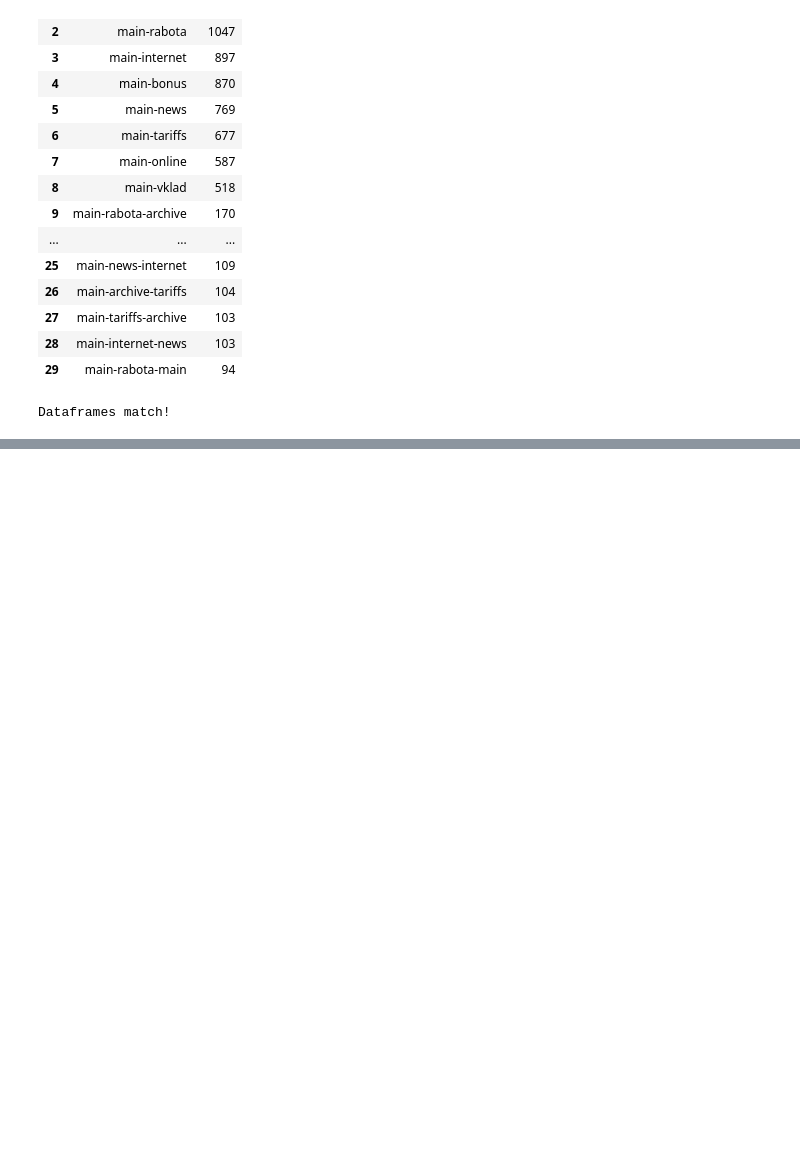
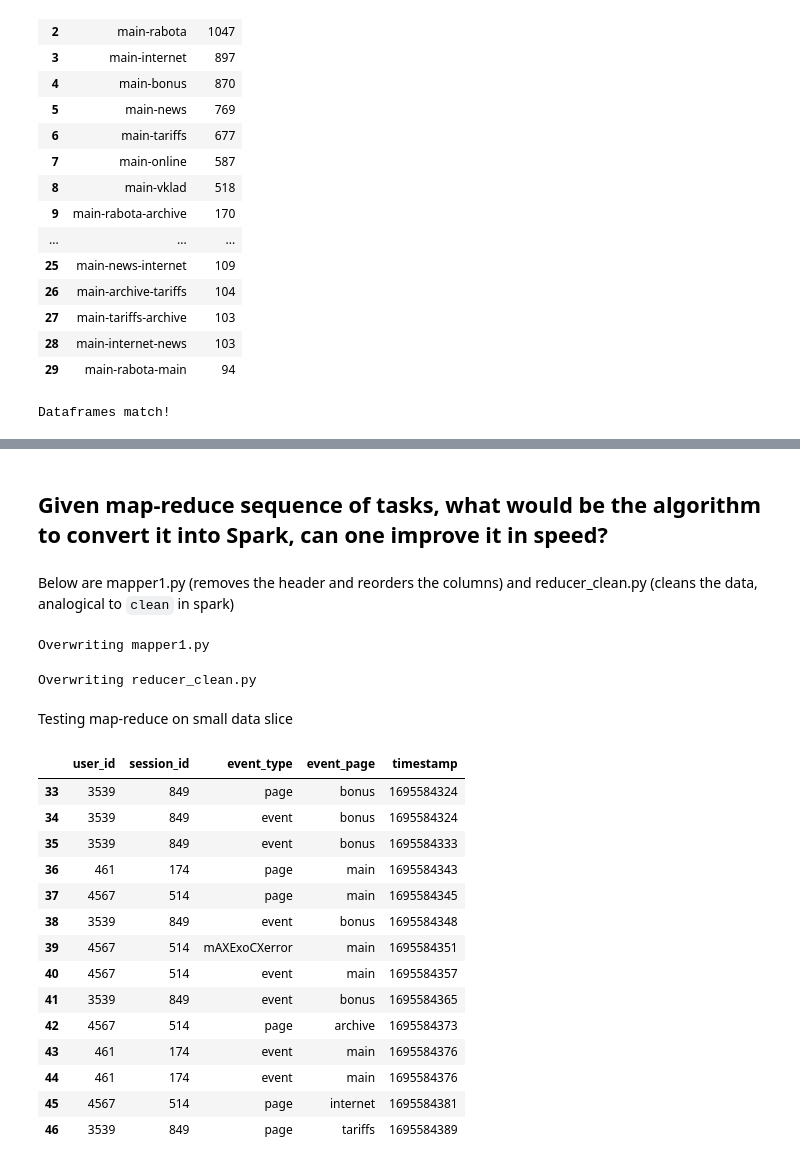
Before and after one commit to BeteLgis/MDS-LSML1_SGA, a Jupyter notebook: sga-task.ipynb, the cells around one changed output, grey strips where cells are left out. Cells and saved outputs as stored; diff of their text form; code cells hidden in the pictures; blank space fills up the shorter version.

```diff
--- a/sga-task.ipynb
+++ b/sga-task.ipynb
@@ -297,3 +376,67 @@ Dataframes match!
 # %%
 # stop Spark (and YARN application)
 sc.stop()
+# %% [markdown]
+## Given map-reduce sequence of tasks, what would be the algorithm to convert it into Spark, can one improve it in speed?
+# %% [markdown]
+Below are mapper1.py (removes the header and reorders the columns) and reducer_clean.py (cleans the data, analogical to `clean` in spark)
+# %%
+%%file mapper1.py
+import sys
+
+_ = sys.stdin.readline().strip() # remove the header
+
+for line in sys.stdin:
+    user_id, session_id, event_type, event_page, timestamp = line.strip().split()
+    print('\t'.join([user_id, session_id, timestamp, event_type, event_page]))
+# %% [output]
+Overwriting mapper1.py
+# %%
+%%file reducer_clean.py
+import sys
+
+
+prev_session = (None, None)
+prev_page = None
+err = False
+
+for line in sys.stdin:
+    user_id, session_id, timestamp, event_type, event_page = line.strip().split()
+
+    if prev_session != (user_id, session_id):
+        prev_page = None
+        err = False
+    prev_session = (user_id, session_id)
+
+    if not err and 'error' in event_type:
+        err = True
+
+    if not err:
+        if prev_page is None or prev_page != event_page:
+            print('\t'.join([user_id, session_id, timestamp, event_page]))
+        prev_page = event_page
+# %% [output]
+Overwriting reducer_clean.py
+# %% [markdown]
+Testing map-reduce on small data slice
+# %%
+df = pd.read_csv('clickstream.csv', sep='\t')
+df.iloc[pd.np.r_[33:47]].to_csv('clickstream_test.csv', sep='\t', index=False)
+# %%
+df.iloc[pd.np.r_[33:47]]
+# %% [output]
+|  | user_id | session_id | event_type | event_page | timestamp |
+| 33 | 3539 | 849 | page | bonus | 1695584324 |
+| 34 | 3539 | 849 | event | bonus | 1695584324 |
+| 35 | 3539 | 849 | event | bonus | 1695584333 |
+| 36 | 461 | 174 | page | main | 1695584343 |
+| 37 | 4567 | 514 | page | main | 1695584345 |
+| 38 | 3539 | 849 | event | bonus | 1695584348 |
+| 39 | 4567 | 514 | mAXExoCXerror | main | 1695584351 |
+| 40 | 4567 | 514 | event | main | 1695584357 |
+| 41 | 3539 | 849 | event | bonus | 1695584365 |
+| 42 | 4567 | 514 | page | archive | 1695584373 |
+| 43 | 461 | 174 | event | main | 1695584376 |
+| 44 | 461 | 174 | event | main | 1695584376 |
+| 45 | 4567 | 514 | page | internet | 1695584381 |
+| 46 | 3539 | 849 | page | tariffs | 1695584389 |
```
Also changed, not shown: parts of 46 cells of this notebook, 13 other files.
